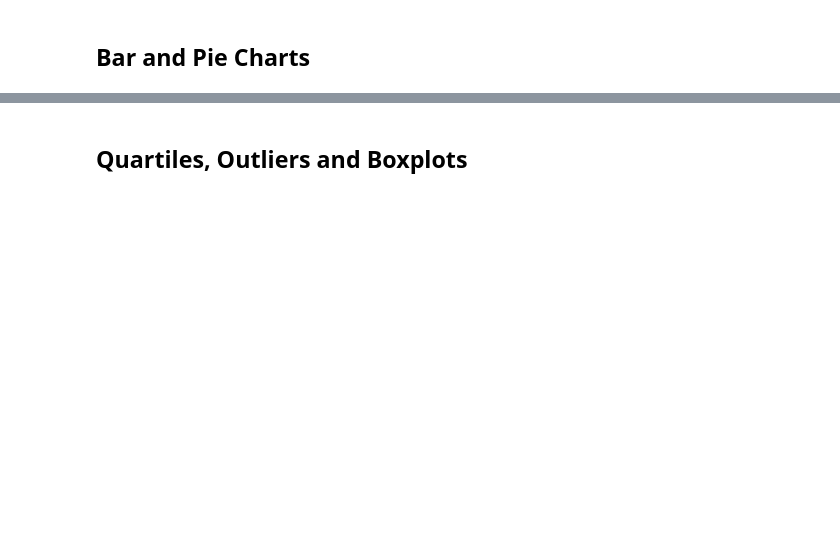
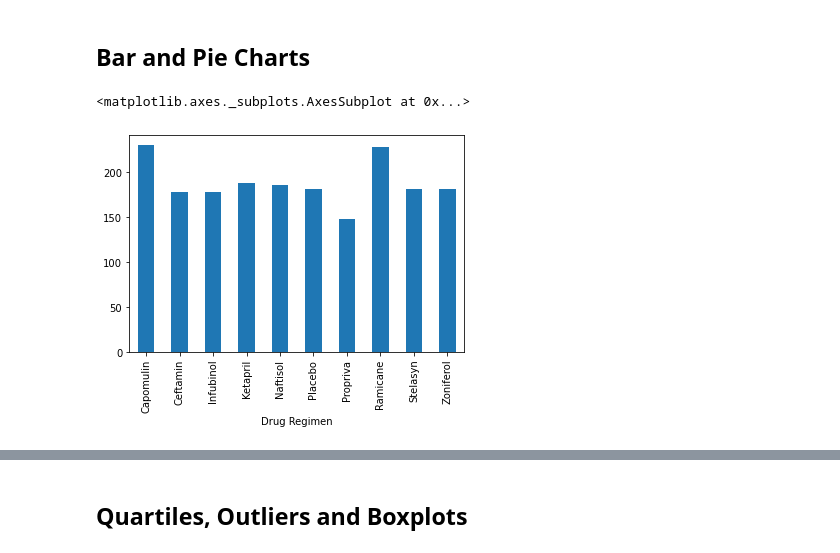
Before and after one commit to stim0010/matplotlib-challenge, a Jupyter notebook: Pymaceuticals/pymaceuticals_starter.ipynb, the cells around one changed output, grey strips where cells are left out. Drawn from its saved outputs; the diff is of its cells as text; code cells hidden in the pictures; blank space fills up the shorter version.

```diff
--- a/Pymaceuticals/pymaceuticals_starter.ipynb
+++ b/Pymaceuticals/pymaceuticals_starter.ipynb
@@ -61,7 +57,7 @@ x = ms_dupl['Mouse ID'].unique()[0]
 # %%
 # Create a clean DataFrame by dropping the duplicate mice by its ID.
 
-dup_drop = mouse_study[mouse_study['Mouse ID'] == x].index
+dup_drop = mouse_study[mouse_study['Mouse ID'] == 'g989'].index
 
 # Delete these row indexes from dataFrame
 mouse_study.drop(dup_drop , inplace=True)
@@ -124,11 +138,13 @@ ms_tumor_df = pd.DataFrame({'Tumor Volume Mean':ms_tumor_mean, 'Tumor Volume Med
 ## Bar and Pie Charts
 # %%
 # Generate a bar plot showing the total number of timepoints for all mice tested for each drug regimen using Pandas.
-x_bar = #Drug Regimen -
-y_bar = #total number of timepoints
 
-plt.bar(x_bar, y_bar)
-plt.pie()
+ms_tot_tp = ms_drug_reg['Timepoint'].count()
+
+ms_tot_tp.plot(kind='bar')
+# %% [output]
+<matplotlib.axes._subplots.AxesSubplot at 0x...>
+[figure, added]
 # %%
 # Generate a bar plot showing the total number of timepoints for all mice tested for each drug regimen using pyplot.
 
```
Also changed, not shown: parts of 14 cells of this notebook.
